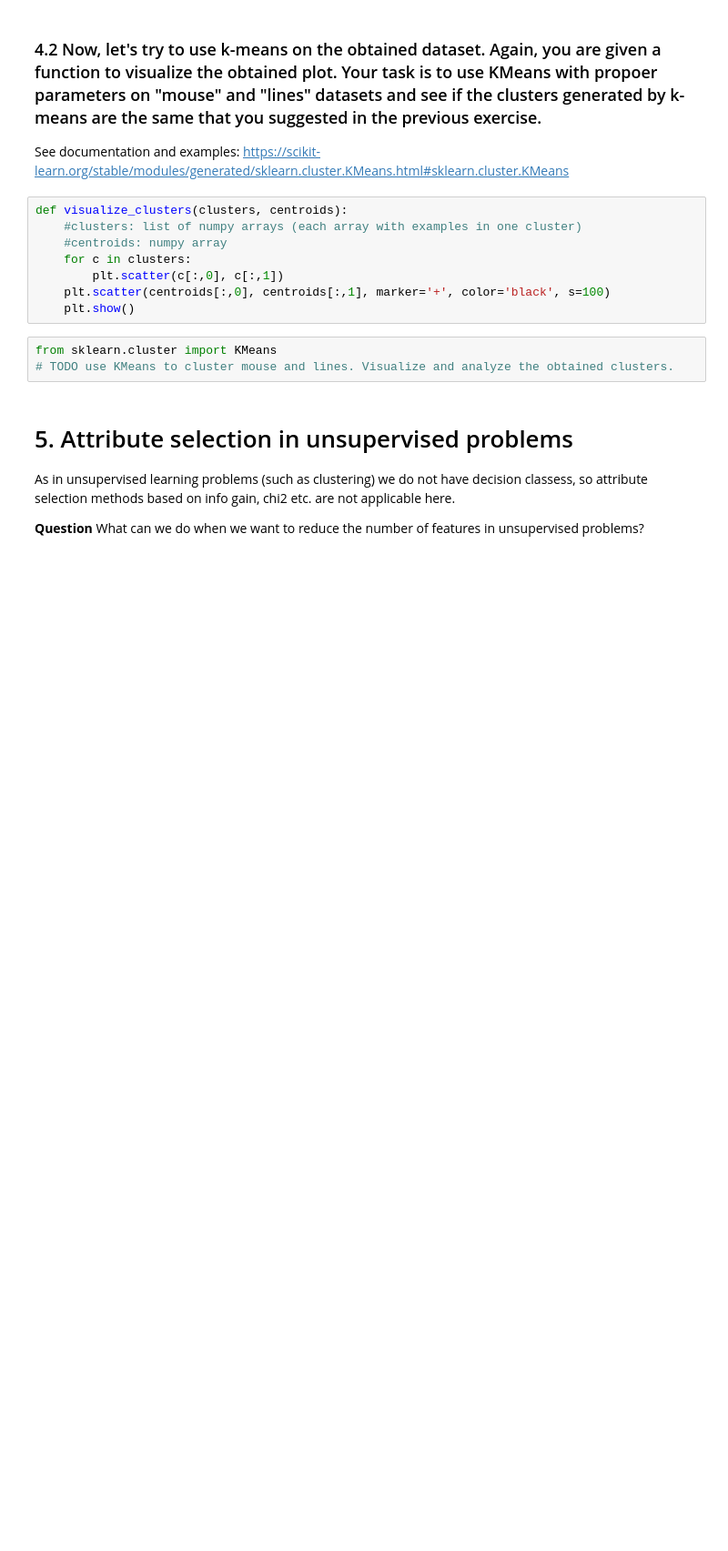
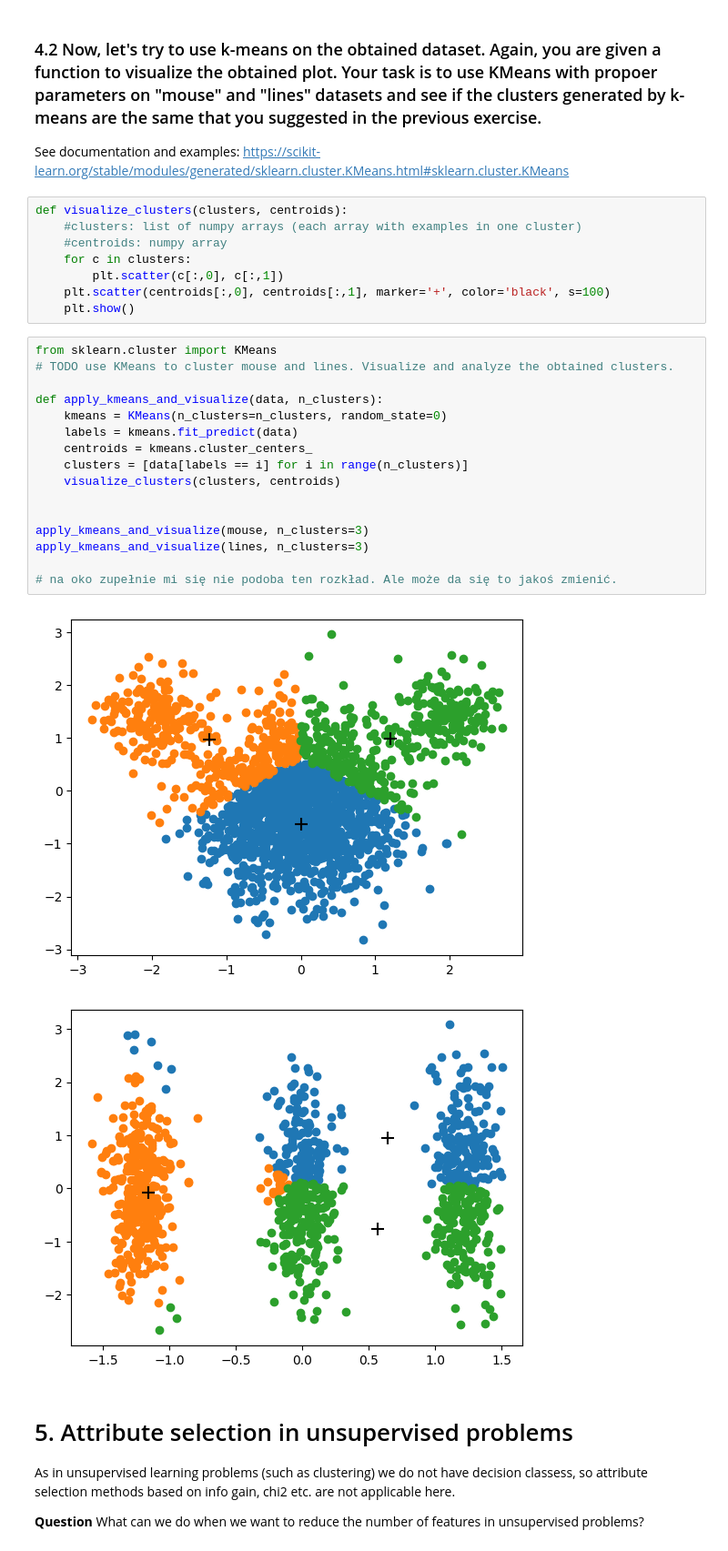
Before and after one commit to KotZPolibudy/NN-ML-zadanka, a Jupyter notebook: Lab 5 - skupienia/k-means_exercises.ipynb, the cells around one changed output. Shown at 91% size. Saved outputs shown, nothing was run; the diff lists cells and outputs as text; blank space fills up the shorter version.

```diff
--- a/Lab 5 - skupienia/k-means_exercises.ipynb
+++ b/Lab 5 - skupienia/k-means_exercises.ipynb
@@ -208,9 +208,25 @@ def visualize_clusters(clusters, centroids):
         plt.scatter(c[:,0], c[:,1])
     plt.scatter(centroids[:,0], centroids[:,1], marker='+', color='black', s=100)
     plt.show()
-# %%
-from sklearn.cluster import KMeans
-# TODO use KMeans to cluster mouse and lines. Visualize and analyze the obtained clusters.
+# %%
+from sklearn.cluster import KMeans
+# TODO use KMeans to cluster mouse and lines. Visualize and analyze the obtained clusters.
+
+def apply_kmeans_and_visualize(data, n_clusters):
+    kmeans = KMeans(n_clusters=n_clusters, random_state=0)
+    labels = kmeans.fit_predict(data)
+    centroids = kmeans.cluster_centers_
+    clusters = [data[labels == i] for i in range(n_clusters)]
+    visualize_clusters(clusters, centroids)
+
+
+apply_kmeans_and_visualize(mouse, n_clusters=3)
+apply_kmeans_and_visualize(lines, n_clusters=3)
+
+# na oko zupełnie mi się nie podoba ten rozkład. Ale może da się to jakoś zmienić.
+# %% [output]
+[figure, added]
+[figure, added]
 # %% [markdown]
 # 5. Attribute selection in unsupervised problems
 
```
